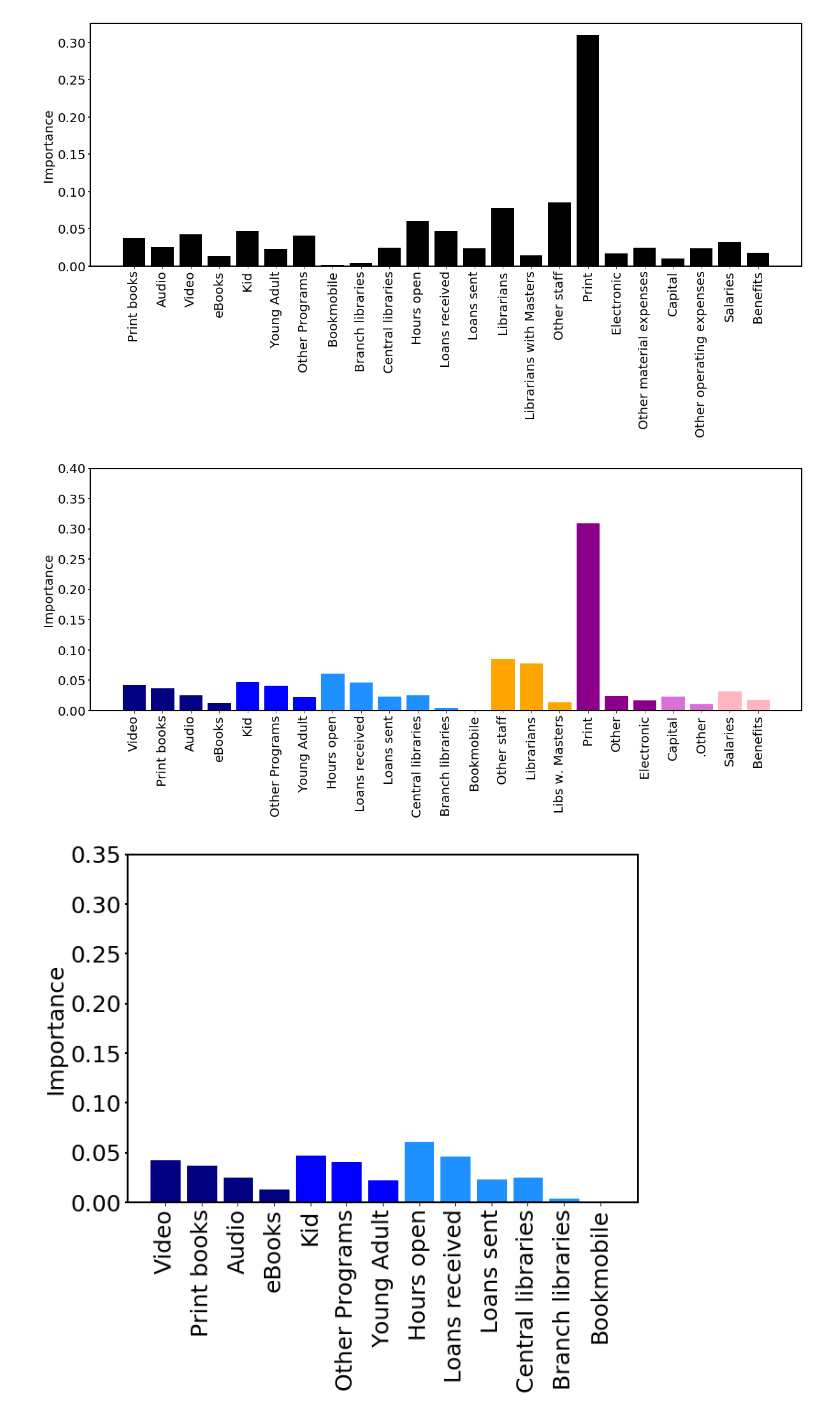
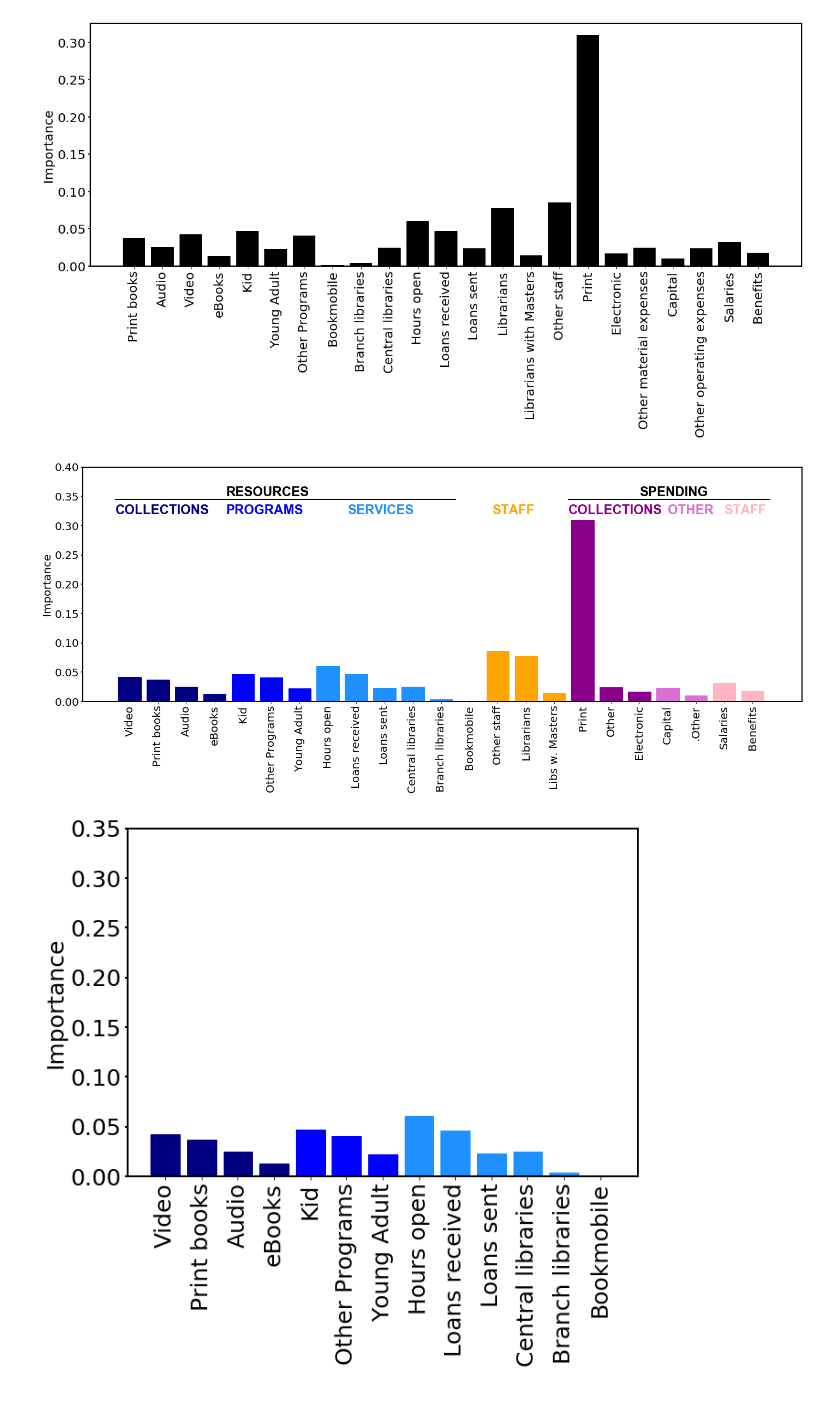
Before and after one commit to olgabane/Insight2019_LibraryProject, a Jupyter notebook: Library_Week3_Notebook8_RFContinuation.ipynb, the cells around one changed output. Drawn from its saved outputs; the diff is of its cells as text; code cells hidden in the pictures.

```diff
--- a/Library_Week3_Notebook8_RFContinuation.ipynb
+++ b/Library_Week3_Notebook8_RFContinuation.ipynb
@@ -1310,0 +1338,18 @@ Score for Train set:  0.9644667415866335
+# %%
+my_cmap = plt.cm.jet
+my_cmap.set_under('w',0.5)
+
+plt.rcParams.update({'font.size': 20})
+plt.rcParams['axes.linewidth'] = 2
+plt.rcParams['ytick.major.width'] = 2
+plt.figure(figsize=(10,6))
+plt.hist2d(x, y, bins = 50, cmap=my_cmap, vmin = 0.5)
+cb = plt.colorbar()
+cb.set_label('Libraries', rotation=270, labelpad = 20)
+plt.xlabel("Usage",  labelpad = 8)
+plt.ylabel("Predicted usage",  labelpad = 10)
+plt.yticks((0, 10, 20, 30, 40, 50), [0, 10, 20, 30, 40, 50])
+plt.ylim(0, 40)
+plt.xlim(0, 55)
+
+plt.show()
@@ -1464,34 +1511,49 @@ plt.show()
 # %%
 feature_importances_reordered_again = feature_importances.reindex(['VIDEO', 'BKVOL', 'AUDIO',  'EBOOK', 'KIDPRO', 'OTHPRO','YAPRO',  'DUPLI-HRS_OPEN', 'LOANFM', 'LOANTO', 'CENTLIB', 'BRANLIB', 'BKMOB', 'OTHPAID',
                                                              'LIBRARIAN-LIBRARIA', 'MASTER', 'PRMATEXP', 'OTHMATEX', 'ELMATEXP',   'OTHOPEXP', 'CAPITAL',  'SALARIES', 'BENEFIT'])
 feat_imp_writtenout_reordered_again = ["Video", "Print books", "Audio", "eBooks", "Kid", "Other Programs", "Young Adult" ,"Hours open", "Loans received",
                       "Loans sent", "Central libraries", "Branch libraries", "Bookmobile", "Other staff",
                         "Librarians", "Libs w. Masters",
                       "Print",  "Other", "Electronic",  "Capital", ".Other", "Salaries", "Benefits"]
 plt.rcParams.update({'font.size': 20})
-plt.figure(figsize=(20,7))
+plt.figure(figsize=(20,9))
 
 barplt = plt.bar(feat_imp_writtenout_reordered_again, list(feature_importances_reordered_again['importance']), color = "black")
 for i in range(0, 4):
     barplt[i].set_color('navy')
 for i in range(4, 7):
     barplt[i].set_color('blue')
 for i in range(7, 13):
     barplt[i].set_color('dodgerblue')
 for i in range(13, 16):
     barplt[i].set_color('orange')
 for i in range(16, 19):
     barplt[i].set_color('darkmagenta')
 for i in range(19, 21):
     barplt[i].set_color('orchid')
 for i in range(21, 23):
     barplt[i].set_color('lightpink')
 plt.xticks(rotation=90)
 plt.ylim(0, .4)
 plt.ylabel("Importance")
-plt.show()
+plt.text(3.4, 0.35, "RESOURCES", color = 'black', fontsize = 24, fontname = "arial", fontweight = "semibold")
+plt.text(18, 0.35, "SPENDING", color = 'black', fontsize = 24, fontname = "arial", fontweight = "semibold")
+
+plt.text(-.5, 0.32, "COLLECTIONS", color = 'navy', fontsize = 24, fontname = "arial", fontweight = "semibold")
+plt.text(3.4, 0.32, "PROGRAMS", color = 'blue', fontsize = 24, fontname = "arial", fontweight = "semibold")
+plt.text(7.7, 0.32, "SERVICES", color = 'dodgerblue', fontsize = 24, fontname = "arial", fontweight = "semibold")
+plt.text(12.8, 0.32, "STAFF", color = 'orange', fontsize = 24, fontname = "arial", fontweight = "semibold")
+plt.text(15.5, 0.32, "COLLECTIONS", color = 'darkmagenta', fontsize = 24, fontname = "arial", fontweight = "semibold")
+plt.text(19, 0.32, "OTHER", color = 'orchid', fontsize = 24, fontname = "arial", fontweight = "semibold")
+plt.text(21, 0.32, "STAFF", color = 'lightpink', fontsize = 24, fontname = "arial", fontweight = "semibold")
+
+plt.plot([-.5, 11.5], [.345, .345], color='k', linestyle='-', linewidth=2)
+plt.plot([15.5, 22.6], [.345, .345], color='k', linestyle='-', linewidth=2)
+plt.tight_layout()
+os.chdir('/Users/Olga/Documents/INSIGHT2019/Demos/Figures/')
+plt.savefig('FeatImp.png', dpi=300, transparent=True)
 # %% [output]
-[figure, old version]
+[figure, new version]
 # %%
 feature_importances_reordered_again = feature_importances.reindex(['VIDEO', 'BKVOL', 'AUDIO',  'EBOOK', 'KIDPRO', 'OTHPRO','YAPRO',  'DUPLI-HRS_OPEN', 'LOANFM', 'LOANTO', 'CENTLIB', 'BRANLIB', 'BKMOB', 'OTHPAID',
                                                              'LIBRARIAN-LIBRARIA', 'MASTER', 'PRMATEXP', 'OTHMATEX', 'ELMATEXP',   'OTHOPEXP', 'CAPITAL',  'SALARIES', 'BENEFIT'])
```
Also changed, not shown: parts of 34 cells of this notebook.
